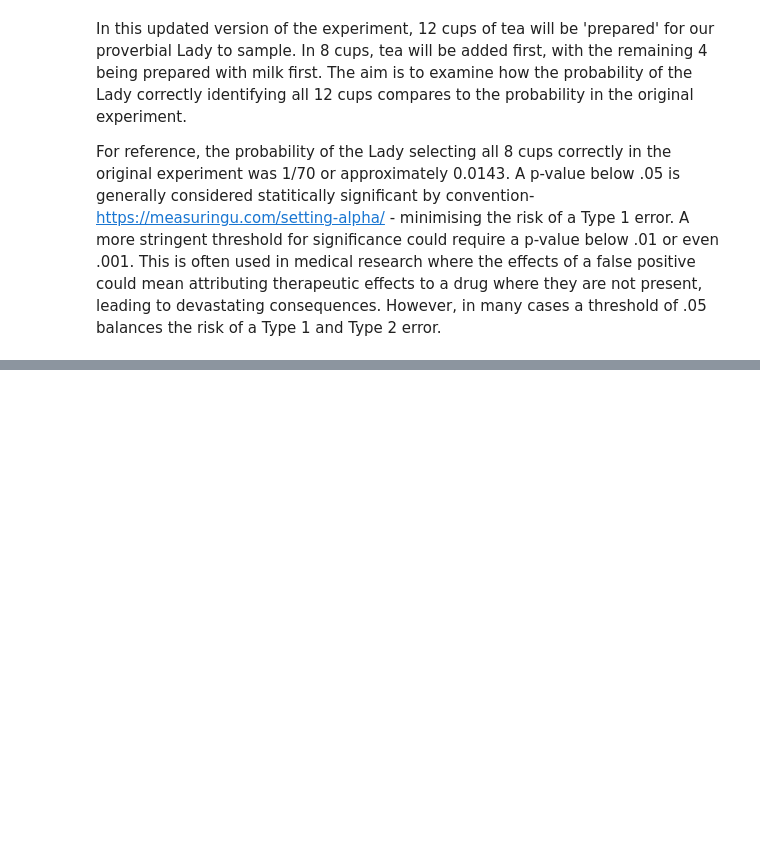
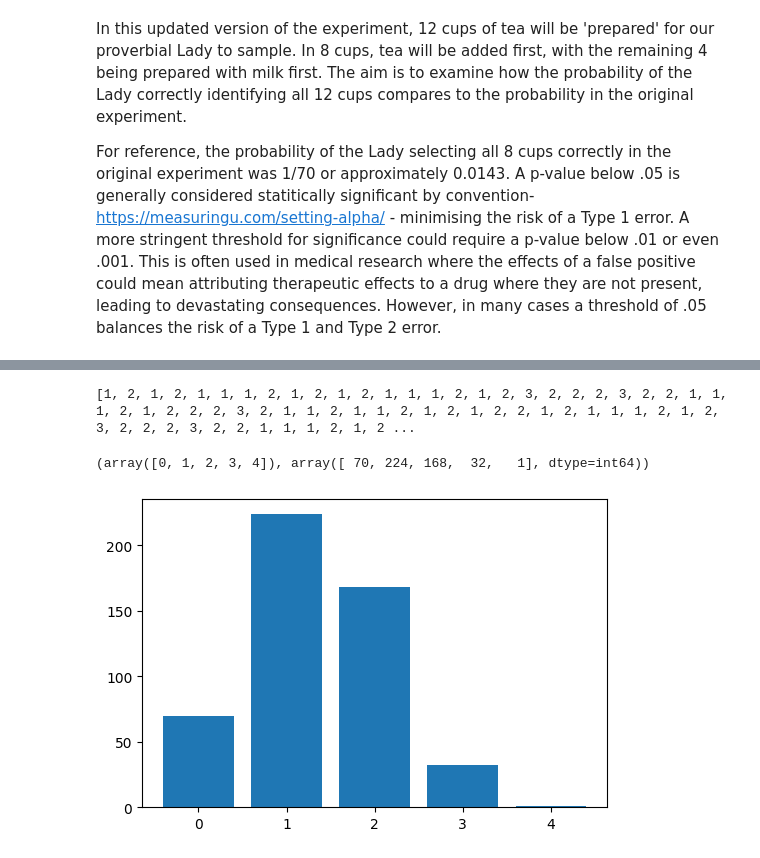
Before and after one commit to NiallRussell/Applied-Statistics, a Jupyter notebook: problems.ipynb, the cells around one changed output, grey strips where cells are left out. Drawn from its saved outputs; the diff is of its cells as text; code cells hidden in the pictures; blank space fills up the shorter version.

```diff
--- a/problems.ipynb
+++ b/problems.ipynb
@@ -87,0 +154,12 @@ ways
+# %%
+# The cup labels
+labels = list(range(no_cups))
+
+# Show
+labels
+
+# Show the different ways of selecting no_cups_milk_first out of no_cups cups of tea
+combs = list(itertools.combinations(labels, no_cups_milk_first))
+
+# Show
+combs
@@ -87,0 +200,17 @@ ways
+# %%
+# Calculate the overlap between each element of combs and labels_milk.
+
+no_overlaps = []
+
+# Loop through the combinations.
+for comb in combs:
+  # Turn comb into a set.
+  s1 = set(comb)
+  # Turn labels_milk into a set.
+  s2 = set(labels_milk)
+  # Figure out where they overlap.
+  overlap = s1.intersection(s2)
+  # Show the combination and the overlap.
+  print(comb, len(overlap), overlap)
+  # Append overlap to no_overlaps.
+  no_overlaps.append(len(overlap))
@@ -87,0 +235,20 @@ ways
+# %%
+# Show the overlaps.
+print(no_overlaps)
+
+# Count the number of times each overlap occurs.
+counts = np.unique(no_overlaps, return_counts=True)
+
+# Show.
+counts
+# %% [output]
+[1, 2, 1, 2, 1, 1, 1, 2, 1, 2, 1, 2, 1, 1, 1, 2, 1, 2, 3, 2, 2, 2, 3, 2, 2, 1, 1, 1, 2, 1, 2, 2, 2, 3, 2, 1, 1, 2, 1, 1, 2, 1, 2, 1, 2, 2, 1, 2, 1, 1, 1, 2, 1, 2, 3, 2, 2, 2, 3, 2, 2, 1, 1, 1, 2, 1, 2 ...
+(array([0, 1, 2, 3, 4]), array([ 70, 224, 168,  32,   1], dtype=int64))
+# %%
+# Create a figure.
+fig, ax = plt.subplots(figsize=(6, 4))
+
+# Bar chart.
+ax.bar(counts[0], counts[1]);
+# %% [output]
+[figure, added]
```
Also changed, not shown: parts of 14 cells of this notebook.
